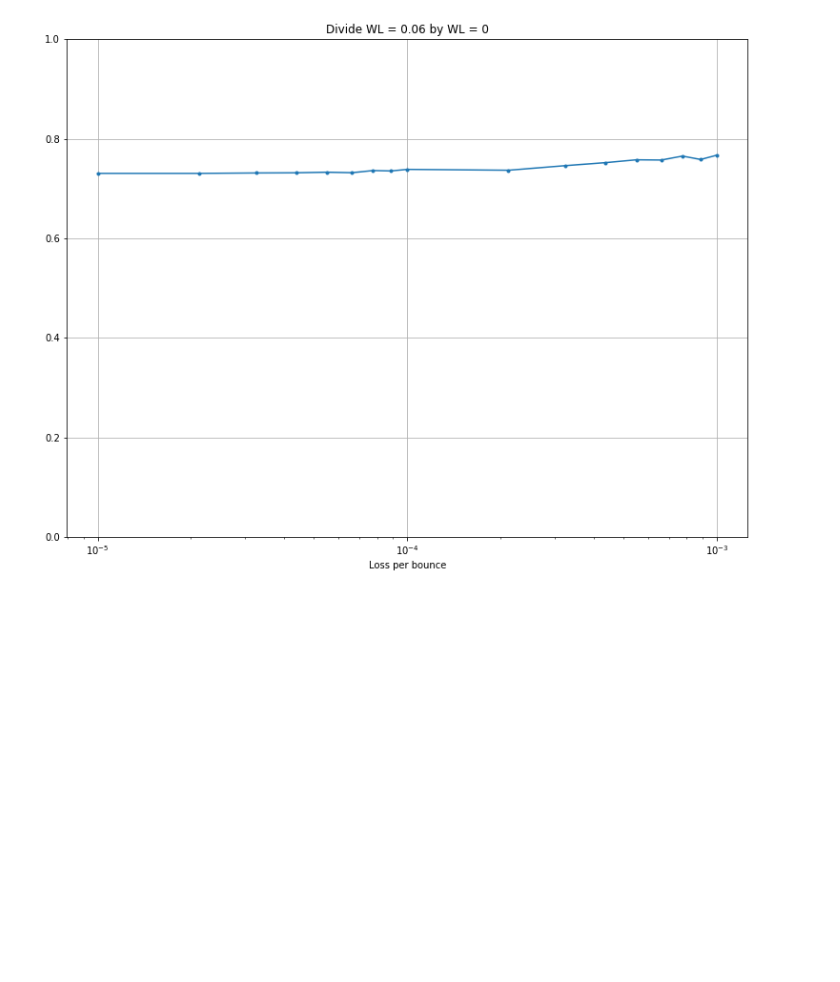
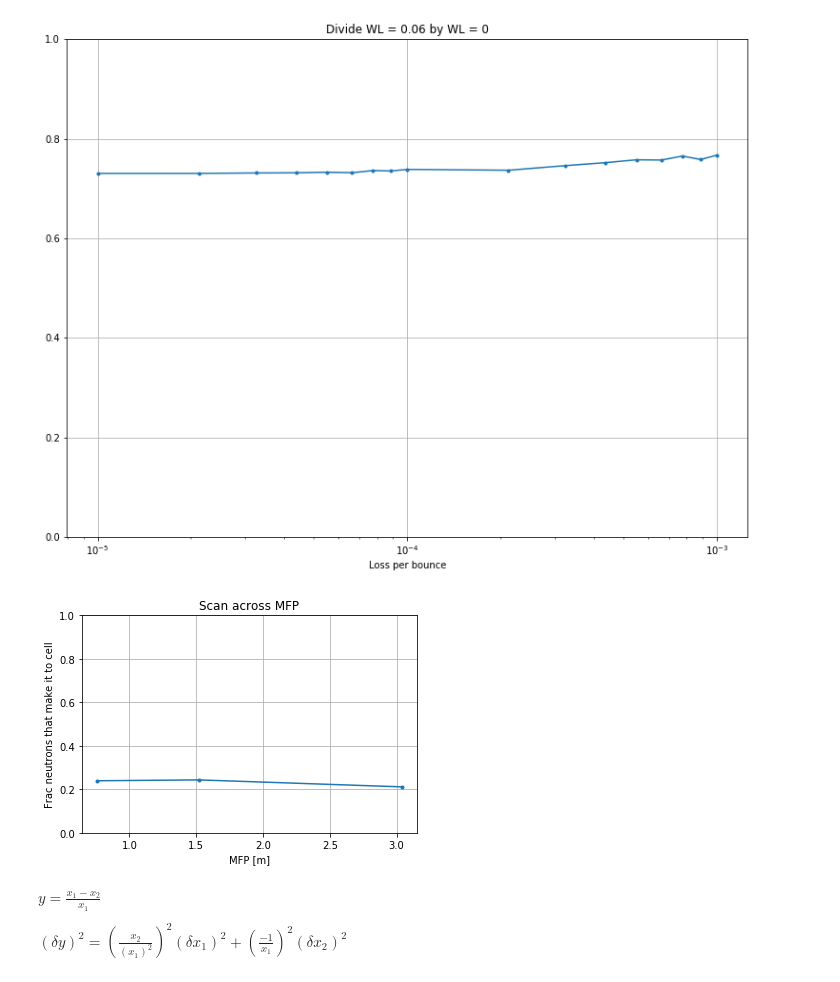
Before and after one commit to dougUCN/randomWalk, a Jupyter notebook: parameterScanResults.ipynb, the cells around one changed output. Cells and saved outputs as stored; diff of their text form; code cells hidden in the pictures; blank space fills up the shorter version.

```diff
--- a/parameterScanResults.ipynb
+++ b/parameterScanResults.ipynb
@@ -106,3 +106,35 @@ print('Average Loss: ', 1 -np.mean(np.divide(dfQ['neutronsInCell'].to_list(), wL
 # %% [output]
 Average Loss:  0.2567000507851849
 [figure]
+# %%
+nonspec_scan = glob('nonSpec_*.h5')
+mfp = []
+neutronsInCell = []
+totalNeutrons = []
+
+for filename in nonspec_scan:
+    infile = tables.open_file(filename)
+    params = infile.root.branch.neutron1D.attrs.params # get run attributes
+    df = pd.DataFrame.from_records( infile.root.branch.neutron1D.read() ) # use either read() or read_where()
+    infile.close()
+
+    df['status'] = df['status'].str.decode("utf-8") # Status column in byte string format
+    neutronsInCell.append( len(df.query('status=="cell"').index) )
+    totalNeutrons.append( len(df.index) )
+    mfp.append( params['mfp'] )
+
+# plt.figure(figsize=(6.4*2, 4.8*2))
+plt.figure()
+plt.ylim(0)
+plt.title('Scan across MFP')
+plt.xlabel('MFP [m]')
+plt.ylabel('Frac neutrons that make it to cell')
+xs, ys = zip(*sorted(zip(mfp, np.divide(neutronsInCell, totalNeutrons))))
+plt.plot(xs, ys, marker='.')
+plt.grid()
+# %% [output]
+[figure, added]
+# %% [markdown]
+$y = \frac{x_1 - x_2}{x_1}$
+
+$(\delta y)^2 = \left( \frac{x_2}{(x_1)^2}\right)^2 (\delta x_1)^2 + \left( \frac{-1}{x_1} \right)^2 (\delta x_2)^2$
```
Also changed, not shown: parts of 3 cells of this notebook, 13 other files.
